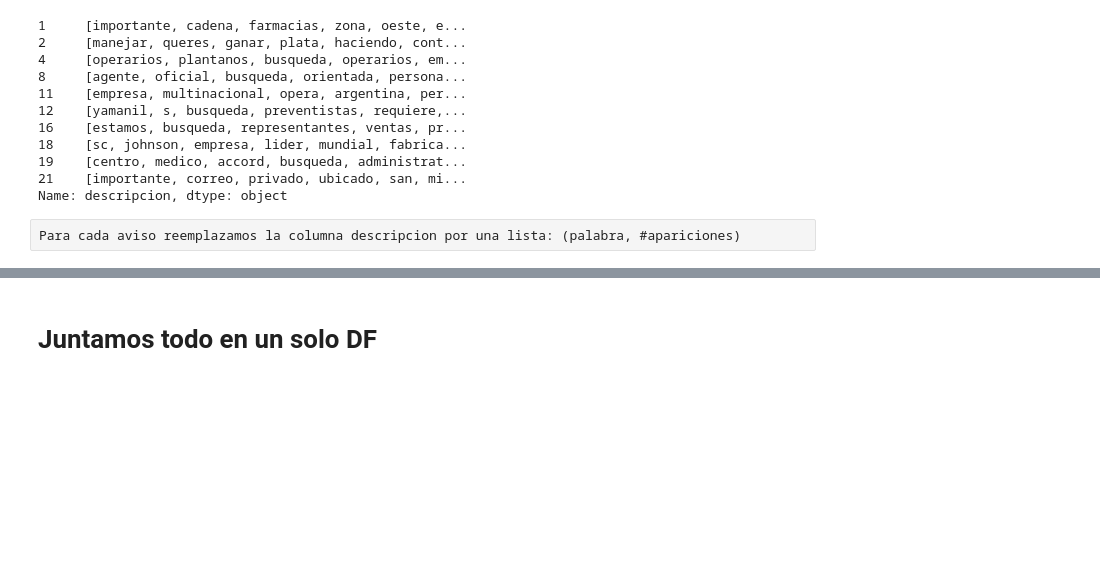
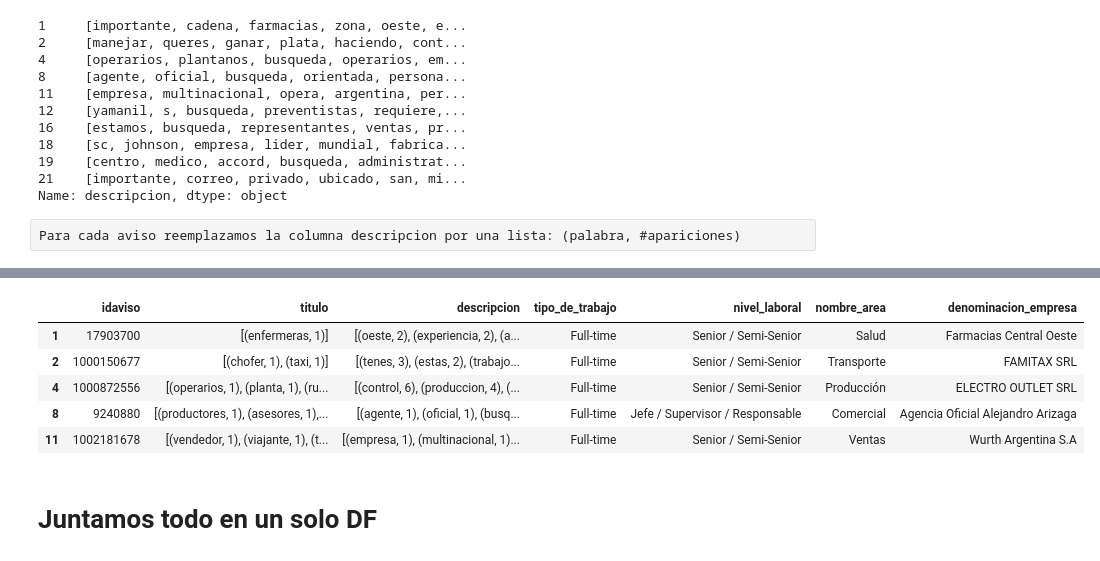
Before and after one commit to tbotalla/Datos1Q2018, a Jupyter notebook: parte2/Preprocessing.ipynb, the cells around one changed output, grey strips where cells are left out. Cells and saved outputs as stored; diff of their text form; code cells hidden in the pictures; blank space fills up the shorter version.

```diff
--- a/parte2/Preprocessing.ipynb
+++ b/parte2/Preprocessing.ipynb
@@ -279,3 +284,16 @@ avisos_detalle_train.head(2)
+# %%
+avisos_detalle_train = avisos_detalle_train.apply(lambda row: clean_string(row, 'titulo'), axis=1)
+# %%
+avisos_detalle_train = avisos_detalle_train.apply(lambda row: process_words(row, 'titulo'), axis=1)
+# %%
+avisos_detalle_train.head(5)
+# %% [output]
+|  | idaviso | titulo | descripcion | tipo_de_trabajo | nivel_laboral | nombre_area | denominacion_empresa |
+| 1 | 17903700 | [(enfermeras, 1)] | [(oeste, 2), (experiencia, 2), (a... | Full-time | Senior / Semi-Senior | Salud | Farmacias Central Oeste |
+| 2 | 1000150677 | [(chofer, 1), (taxi, 1)] | [(tenes, 3), (estas, 2), (trabajo... | Full-time | Senior / Semi-Senior | Transporte | FAMITAX SRL |
+| 4 | 1000872556 | [(operarios, 1), (planta, 1), (ru... | [(control, 6), (produccion, 4), (... | Full-time | Senior / Semi-Senior | Producción | ELECTRO OUTLET SRL |
+| 8 | 9240880 | [(productores, 1), (asesores, 1),... | [(agente, 1), (oficial, 1), (busq... | Full-time | Jefe / Supervisor / Responsable | Comercial | Agencia Oficial Alejandro Arizaga |
+| 11 | 1002181678 | [(vendedor, 1), (viajante, 1), (t... | [(empresa, 1), (multinacional, 1)... | Full-time | Senior / Semi-Senior | Ventas | Wurth Argentina S.A |
 # %%
 avisos_detalle_train.to_csv('../data/6_avisos_detalle_train.csv', index=False, sep=',', encoding='utf-8')
 # %% [markdown]
```
Also changed, not shown: parts of 27 cells of this notebook.
